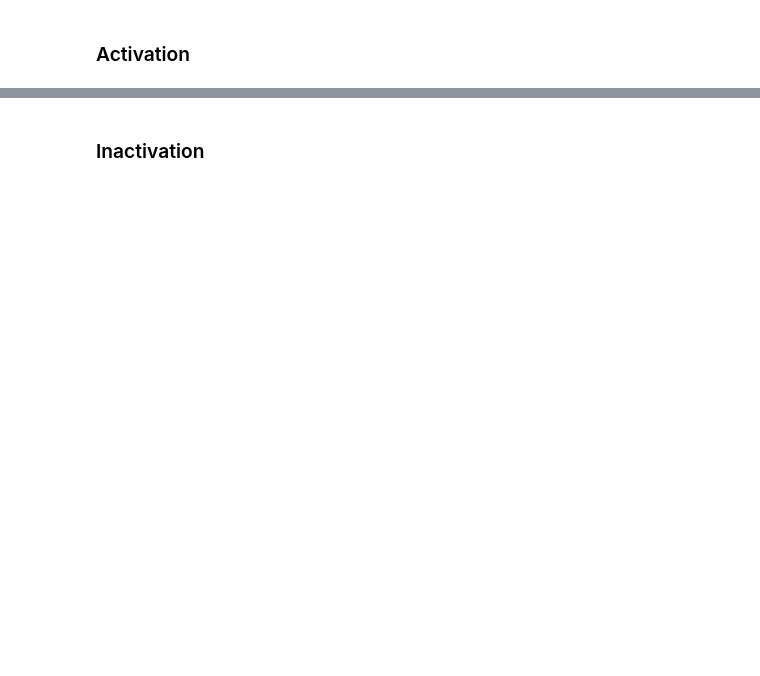
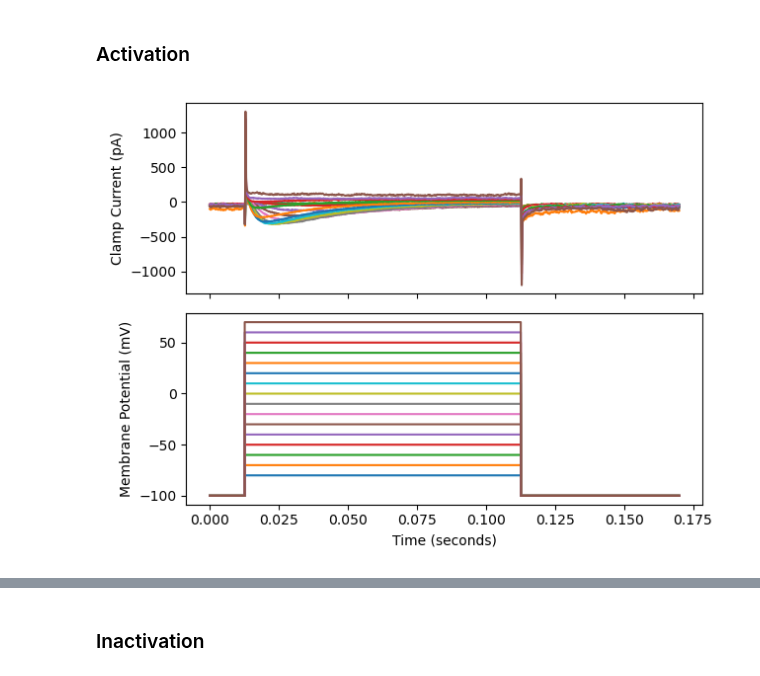
Before and after one commit to afmontarras/CSHL, a Jupyter notebook: Cav.ipynb, the cells around one changed output, grey strips where cells are left out. Drawn from its saved outputs; the diff is of its cells as text; code cells hidden in the pictures; blank space fills up the shorter version.

```diff
--- a/Cav.ipynb
+++ b/Cav.ipynb
@@ -31,2 +35,7 @@ files
 # %% [markdown]
 ### Activation
+# %%
+f = files[2]
+plot_swps(f)
+# %% [output]
+[figure, added]
```
Also changed, not shown: parts of 4 cells of this notebook.
